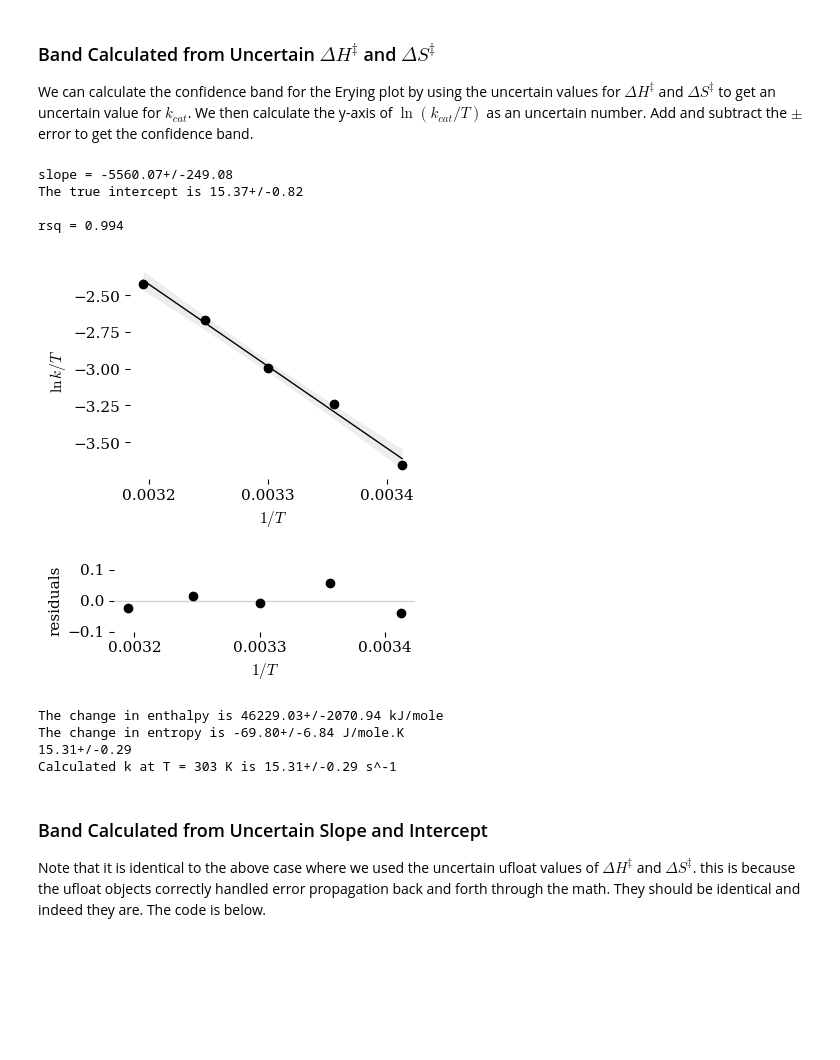
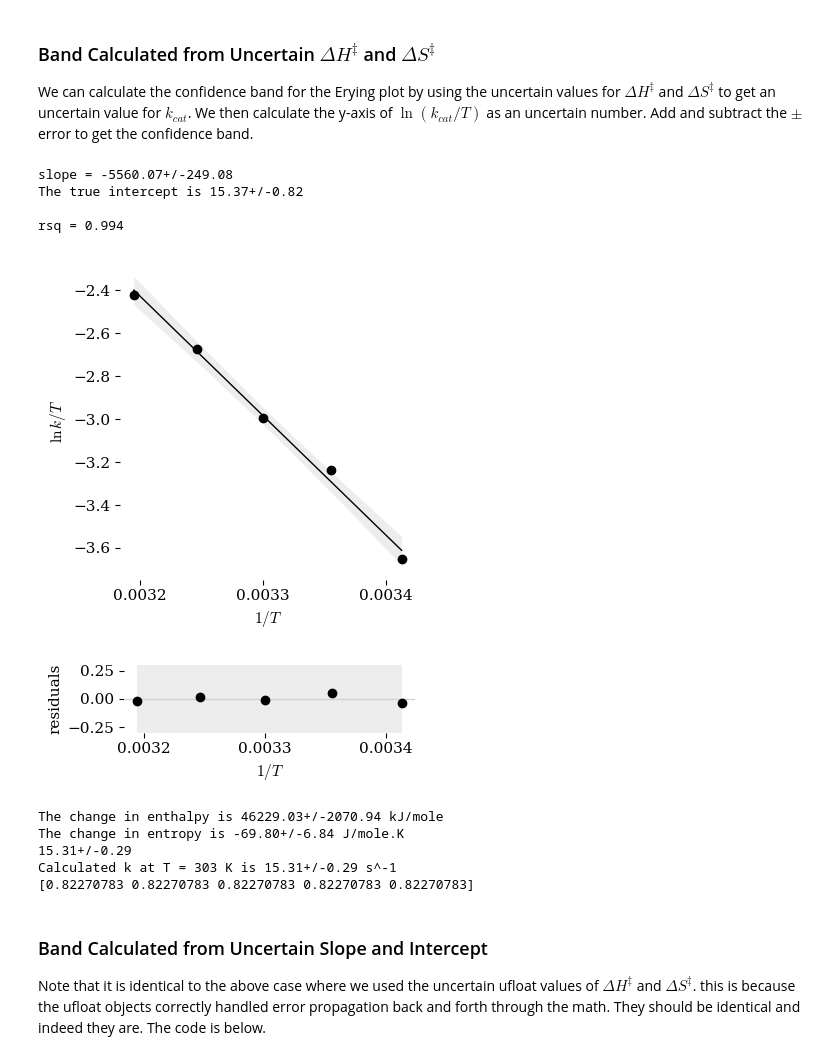
Before and after one commit to blinkletter/PythonPresentation, a Jupyter notebook: 03A-Eyring_Exercises_1_simple.ipynb, the cells around one changed output. Cells and saved outputs as stored; diff of their text form; code cells hidden in the pictures; blank space fills up the shorter version.

```diff
--- a/03A-Eyring_Exercises_1_simple.ipynb
+++ b/03A-Eyring_Exercises_1_simple.ipynb
@@ -32,7 +32,7 @@ from uncertainties import unumpy as unp  # a replacement for numpy that uses
 location_data = "https://raw.githubusercontent.com/blinkletter/PythonPresentation/main/data/"
 location_styles = "https://raw.githubusercontent.com/blinkletter/PythonPresentation/main/styles/"
 
-size = (4,3)    # size of plots
+size = (4,4)    # size of plots
 # %% [output]
 mkdir: plots: File exists
 Requirement already satisfied: uncertainties in /Users/blink/psi4conda/lib/python3.11/site-packages (3.2.1)
@@ -578,46 +581,54 @@ plt.show()                                       # show plot (and clear)
 # difference between data and line-fit
 residuals = y - unp.nominal_values(best_fit_y)
 plt.figure(figsize=size).set_figheight(1.5)        # set plot height to 1 inch
+
+dev = unp.std_devs(best_fit_y) * sigma
+plt.fill_between(x, dev, -dev,
+                   color="lightgray", alpha=0.4, zorder = 0,
+                   linewidth = 0, label="confidence interval")
 plt.axhline(0, color='lightgray')                  # plot a horizontal line
 plt.plot(x,residuals,"ko")
 plt.xticks([0.0032,0.0033,0.0034])         # there were too many x labels
-plt.ylim(-.1,.1)
+plt.ylim(-.3,.3)
 
 plt.xlabel(r"${1/T}$")
 plt.ylabel(r"residuals")
 plt.savefig("plots/3A-07.pdf")
 plt.show()
 
 
 ### calculate thermodynamic parameters
 R = scipy.constants.R
 kb = scipy.constants.k
 h = scipy.constants.h
 kappa = 1
 
 dH = -slope_unc * R
 dS = (intercept_true - np.log(kb/h)) * R
 
 print(f"The change in enthalpy is {dH:0.2f} kJ/mole")
 print(f"The change in entropy is {dS:0.2f} J/mole.K")
 
 ## calculate k from Erying plot parameters.
 Temp = 303
 kobs = (kappa * kb / h) * Temp * unp.exp(-dH/(R*Temp)) * unp.exp(dS/R)
 
 print(kobs)
 print(f"Calculated k at T = {Temp} K is {kobs:0.2f} s^-1")
+
+print(unp.std_devs(best_fit_y))
 # %% [output]
 slope = -5560.07+/-249.08
 The true intercept is 15.37+/-0.82
 
 rsq = 0.994
-[figure, old version]
+[figure, new version]
-[figure, old version]
+[figure, new version]
 The change in enthalpy is 46229.03+/-2070.94 kJ/mole
 The change in entropy is -69.80+/-6.84 J/mole.K
 15.31+/-0.29
 Calculated k at T = 303 K is 15.31+/-0.29 s^-1
+[0.82270783 0.82270783 0.82270783 0.82270783 0.82270783]
 # %% [markdown]
 ### Band Calculated from Uncertain Slope and Intercept
 
```
Also changed, not shown: parts of 8 cells of this notebook, 13 other files.
